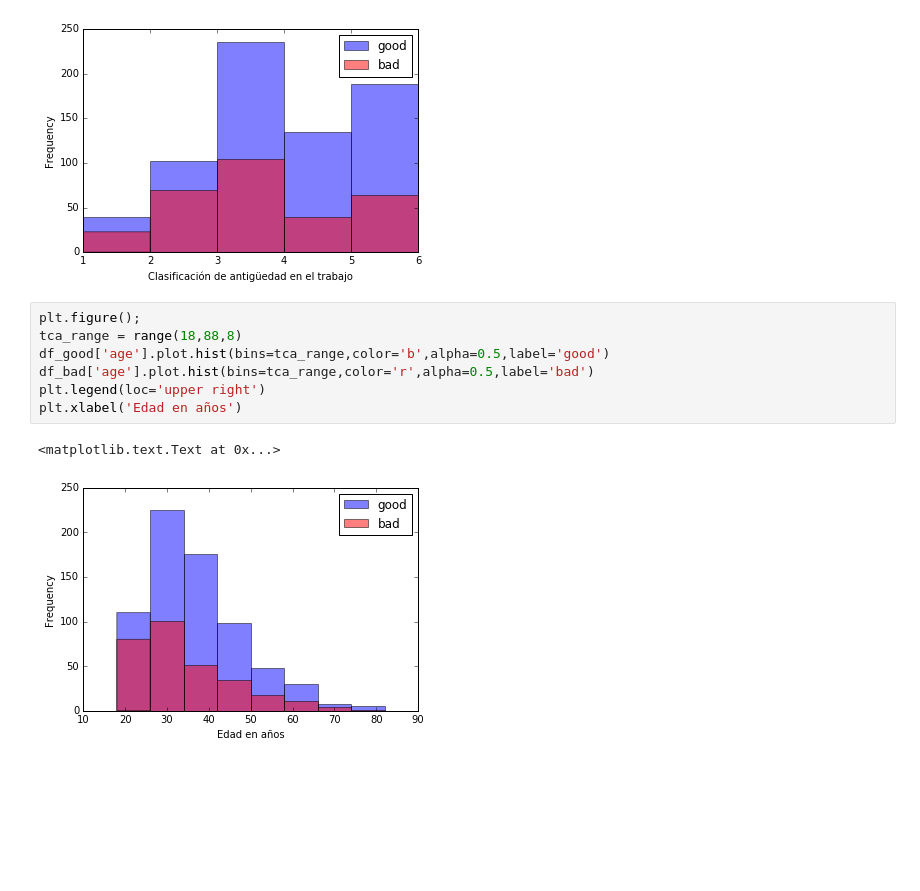
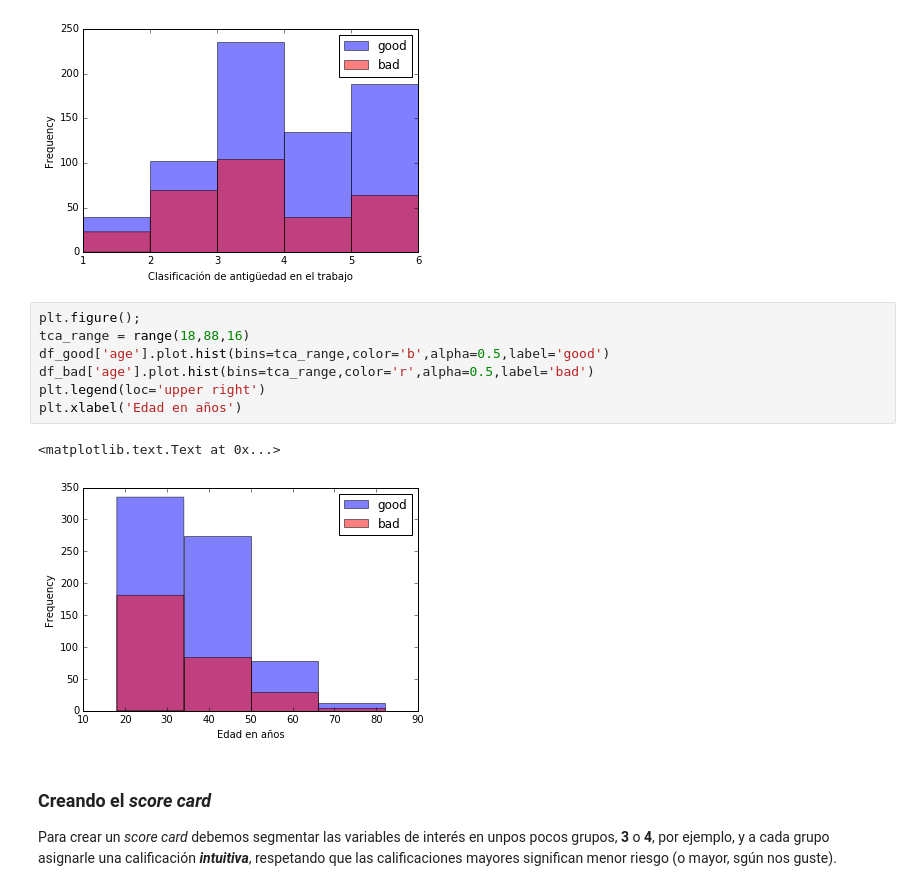
Before and after one commit to hackerschoolmty/Programa-Data-Science, a Jupyter notebook: 5.- Aprendizaje automático/5.- Sesión 1 Aprendizaje automático.ipynb, the cells around one changed output. Drawn from its saved outputs; the diff is of its cells as text; blank space fills up the shorter version.

```diff
--- a/5.- Aprendizaje automático/5.- Sesión 1 Aprendizaje automático.ipynb
+++ b/5.- Aprendizaje automático/5.- Sesión 1 Aprendizaje automático.ipynb
@@ -132,11 +134,15 @@ plt.xlabel('Clasificación de antigüedad en el trabajo')
 [figure]
 # %%
 plt.figure();
-tca_range = range(18,88,8)
+tca_range = range(18,88,16)
 df_good['age'].plot.hist(bins=tca_range,color='b',alpha=0.5,label='good')
 df_bad['age'].plot.hist(bins=tca_range,color='r',alpha=0.5,label='bad')
 plt.legend(loc='upper right')
 plt.xlabel('Edad en años')
 # %% [output]
 <matplotlib.text.Text at 0x...>
-[figure, old version]
+[figure, new version]
+# %% [markdown]
+### Creando el _score card_
+
+Para crear un _score card_ debemos segmentar las variables de interés en unpos pocos grupos, **3** o **4**, por ejemplo, y a cada grupo asignarle una calificación ***intuitiva***, respetando que las calificaciones mayores significan menor riesgo (o mayor, sgún nos guste).
```
Also changed, not shown: parts of 5 cells of this notebook.
